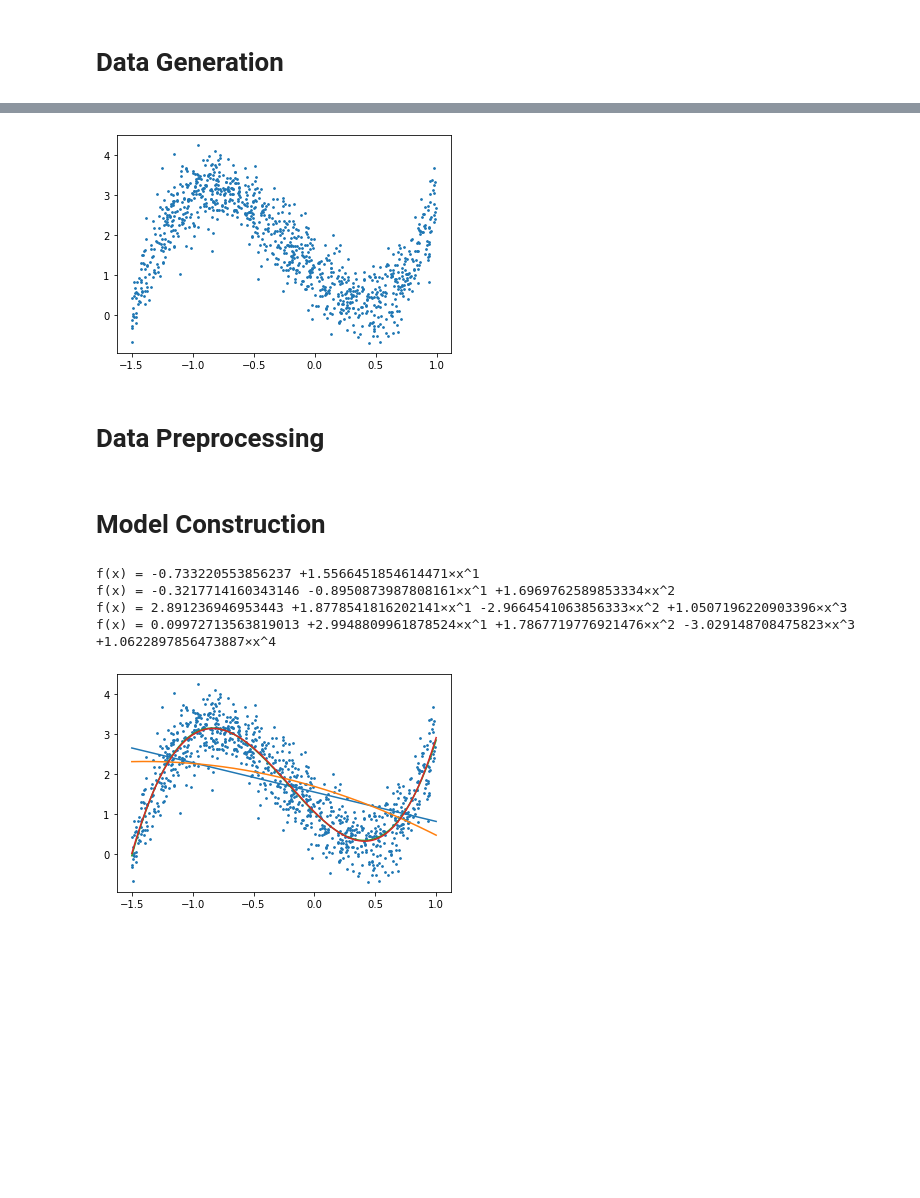
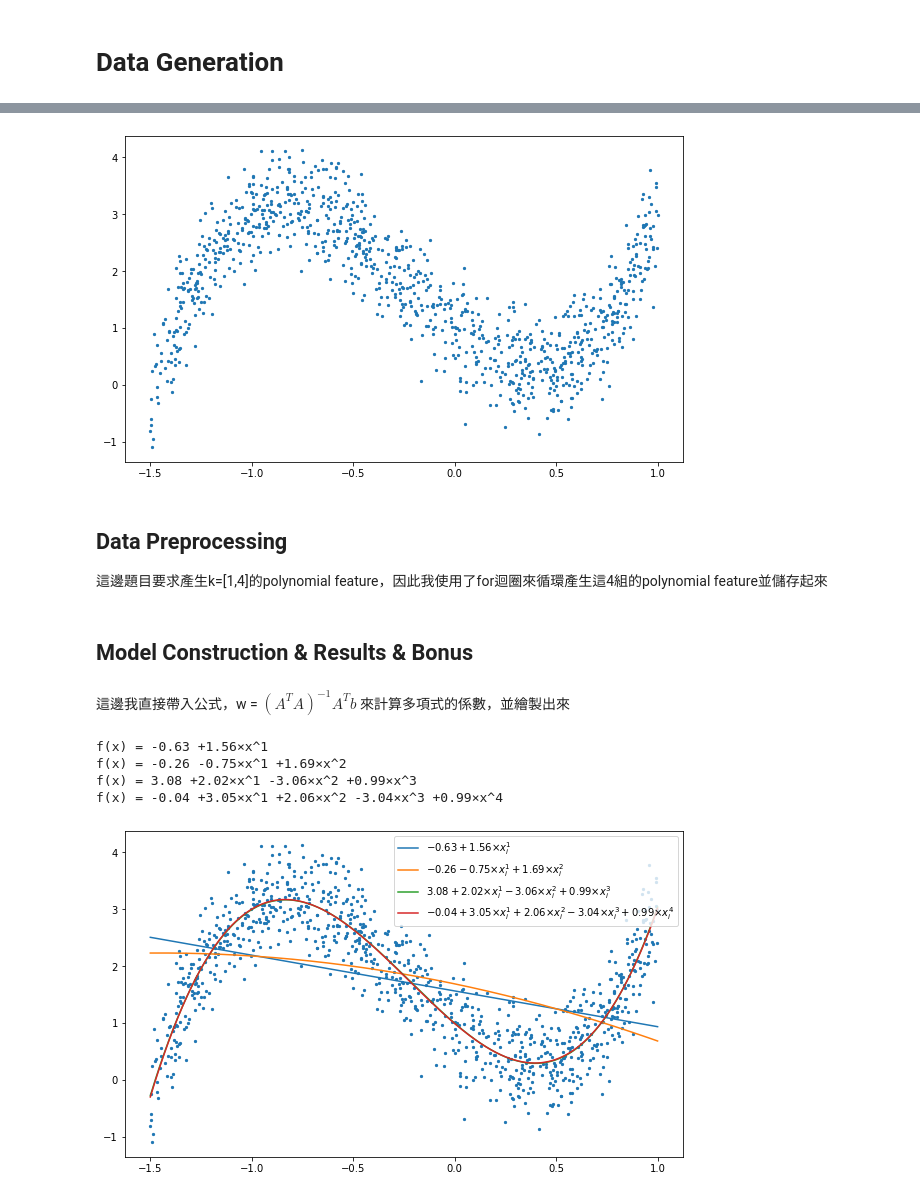
Before and after one commit to banne2266/MachineLearning-NCTU-2021, a Jupyter notebook: HW4/Linear Regression.ipynb, the cells around one changed output, grey strips where cells are left out. Cells and saved outputs as stored; diff of their text form; code cells hidden in the pictures; blank space fills up the shorter version.

```diff
--- a/HW4/Linear Regression.ipynb
+++ b/HW4/Linear Regression.ipynb
@@ -11,12 +16,14 @@ from sklearn.preprocessing import PolynomialFeatures
 # %%
 x = np.random.rand(1000) * 2.5 - 1.5
-y = np.polyval([3, 2, -3, 1], x)+ 0.5 * np.random.randn(1000)
-plt.scatter(x,y, s=3)
+y = np.polyval([3, 2, -3, 1], x) + 0.5 * np.random.randn(1000)
+plt.figure(figsize=(10,6))
+plt.scatter(x,y, s=5)
 plt.show()
 # %% [output]
-[figure, old version]
+[figure, new version]
 # %% [markdown]
-# Data Preprocessing
+## Data Preprocessing
+這邊題目要求產生k=[1,4]的polynomial feature，因此我使用了for迴圈來循環產生這4組的polynomial feature並儲存起來
 # %%
 in_x = np.array(x)
 in_y = np.array(y)
@@ -32,30 +39,38 @@ for i in range(1, 5):
     temp = np.mat(temp)
     ploy_feature.append(temp)
 # %% [markdown]
-# Model Construction
+## Model Construction & Results & Bonus
+# %% [markdown]
+這邊我直接帶入公式，w = $(A^TA)^{-1}A^Tb$ 來計算多項式的係數，並繪製出來
 # %%
+plt.figure(figsize=(10,6))
 for i in range(1, 5):
     a = ploy_feature[i-1]
     coeff = (a.T * a).I * (a.T * y)
     coeff = np.array(coeff.T)[0]
     coeff = np.flip(coeff)
-    str = f"f(x) = {coeff[0]} "
+    str = "f(x) = %.2f "% (coeff[0])
+    legend = "$%.2f"% (coeff[0])
     t = 0
     for i in coeff[1:]:
         t += 1
         if i > 0:
             str += "+"
-        str += f"{i}×x^{t} "
+            legend += "+"
+        str += "%.2f×x^%d " % (i, t)
+        legend += "%.2f×x^%d_i" % (i, t)
+    legend += "$"
     print(str)
 
     draw_x = np.linspace(-1.5, 1.0, 1000)
     todraw = np.polyval(coeff, draw_x)
-    plt.plot(draw_x, todraw)
-plt.scatter(in_x,in_y, s=3)
+    plt.plot(draw_x, todraw, label=legend)
+    plt.legend()
+plt.scatter(in_x,in_y, s=5)
 plt.show()
 # %% [output]
-f(x) = -0.733220553856237 +1.5566451854614471×x^1
-f(x) = -0.3217714160343146 -0.8950873987808161×x^1 +1.6969762589853334×x^2
-f(x) = 2.891236946953443 +1.8778541816202141×x^1 -2.9664541063856333×x^2 +1.0507196220903396×x^3
-f(x) = 0.09972713563819013 +2.9948809961878524×x^1 +1.7867719776921476×x^2 -3.029148708475823×x^3 +1.0622897856473887×x^4
+f(x) = -0.63 +1.56×x^1
+f(x) = -0.26 -0.75×x^1 +1.69×x^2
+f(x) = 3.08 +2.02×x^1 -3.06×x^2 +0.99×x^3
+f(x) = -0.04 +3.05×x^1 +2.06×x^2 -3.04×x^3 +0.99×x^4
-[figure, old version]
+[figure, new version]
```
Also changed, not shown: parts of 1 cell of this notebook, 3 other files.
